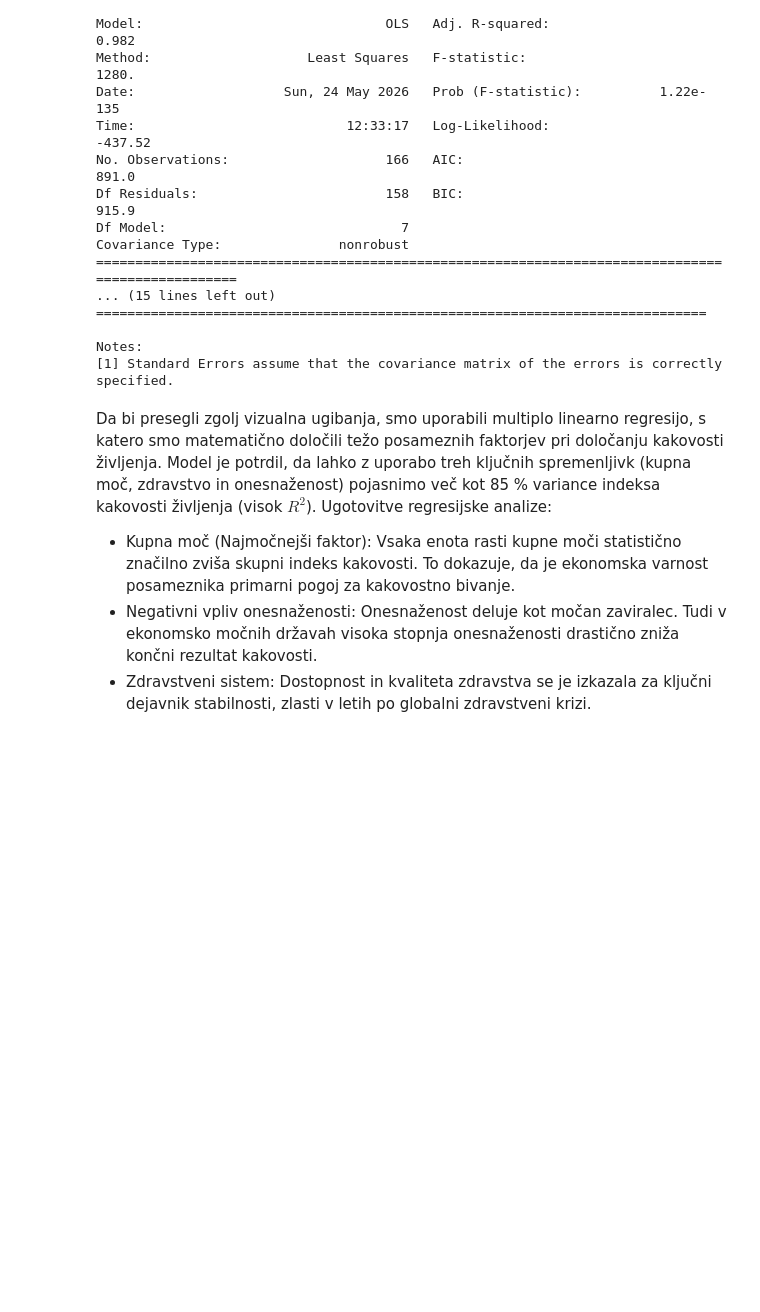
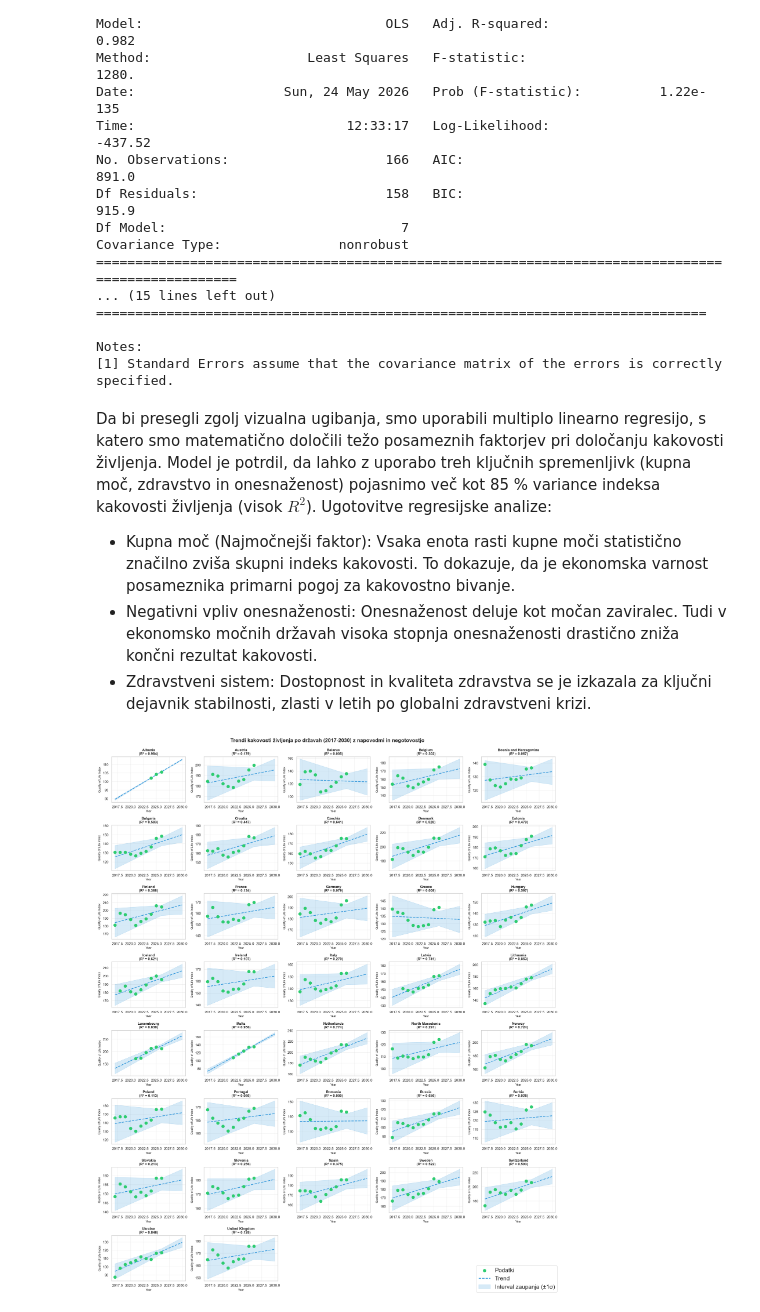
Before and after one commit to VKFRIGH/PR2602, a Jupyter notebook: projektB+K.ipynb, the cells around one changed output. Saved outputs shown, nothing was run; the diff lists cells and outputs as text; code cells hidden in the pictures; blank space fills up the shorter version.

```diff
--- a/projektB+K.ipynb
+++ b/projektB+K.ipynb
@@ -767,3 +767,84 @@ Ugotovitve regresijske analize:
 - Kupna moč (Najmočnejši faktor): Vsaka enota rasti kupne moči statistično značilno zviša skupni indeks kakovosti. To dokazuje, da je ekonomska varnost posameznika primarni pogoj za kakovostno bivanje.
 - Negativni vpliv onesnaženosti: Onesnaženost deluje kot močan zaviralec. Tudi v ekonomsko močnih državah visoka stopnja onesnaženosti drastično zniža končni rezultat kakovosti.
 - Zdravstveni sistem: Dostopnost in kvaliteta zdravstva se je izkazala za ključni dejavnik stabilnosti, zlasti v letih po globalni zdravstveni krizi.
+# %%
+from sklearn.linear_model import LinearRegression
+import seaborn as sns
+import numpy as np
+
+import matplotlib.pyplot as plt
+
+# Prepare data for prediction model
+# Filter data from 2017 onwards (Quality of Life Index formula changed before 2017)
+df_for_model = skupno[skupno['Year'] >= 2017][['Country Name', 'Year', 'Quality of Life Index']].copy()
+
+# Create facet grid with predictions
+countries = df_for_model['Country Name'].unique()
+n_countries = len(countries)
+n_cols = 5
+n_rows = (n_countries + n_cols - 1) // n_cols
+
+fig, axes = plt.subplots(n_rows, n_cols, figsize=(20, 3*n_rows))
+axes = axes.flatten()
+
+temp = 0
+
+for idx, country in enumerate(sorted(countries)):
+    ax = axes[idx]
+    country_data = df_for_model[df_for_model['Country Name'] == country].sort_values('Year')
+
+    if len(country_data) < 2:
+        ax.text(0.5, 0.5, f'{country}\n(Insufficient data)',
+                ha='center', va='center', transform=ax.transAxes)
+        continue
+
+    # Fit linear regression model
+    X = country_data[['Year']].values
+    y = country_data['Quality of Life Index'].values
+    model = LinearRegression()
+    model.fit(X, y)
+
+    # Calculate R² (coefficient of determination) as confidence measure
+    r_squared = model.score(X, y)
+
+    # Generate predictions for extended timeline (starting from 2017)
+    years_pred = np.array(range(2017, 2031)).reshape(-1, 1)
+    y_pred = model.predict(years_pred)
+
+    # Plot actual data
+    ax.scatter(country_data['Year'], y, color='#2ecc71', s=80, label='Podatki', zorder=3)
+
+    # Plot prediction line
+    ax.plot(years_pred, y_pred, color='#3498db', linewidth=2, label='Trend', linestyle='--')
+
+    # Add confidence interval (±1 std of residuals) that increases with distance from last data point
+    residuals = y - model.predict(X)
+    std_residuals = np.std(residuals)
+    last_year = country_data['Year'].max()
+    distance_from_last = np.abs(years_pred.flatten() - last_year)
+    # Scale confidence band: 1x at last data point, grows for future predictions
+    scaling_factor = 1 + (distance_from_last / (2031 - last_year))
+    confidence_band = std_residuals * scaling_factor
+    ax.fill_between(years_pred.flatten(), y_pred - confidence_band, y_pred + confidence_band,
+                     alpha=0.2, color='#3498db', label='Interval zaupanja (±1σ)')
+
+    ax.set_title(f'{country}\n(R² = {r_squared:.3f})', fontsize=11, fontweight='bold')
+    ax.set_xlabel('Year', fontsize=9)
+    ax.set_ylabel('Quality of Life Index', fontsize=9)
+    ax.grid(True, alpha=0.3)
+    temp = ax.get_legend_handles_labels()
+
+handles, labels = temp
+
+fig.legend(handles, labels, loc='lower right', fontsize=18)
+
+# Remove empty subplots
+for idx in range(n_countries, len(axes)):
+    fig.delaxes(axes[idx])
+
+plt.suptitle('Trendi kakovosti življenja po državah (2017-2030) z napovedmi in negotovostjo',
+             fontsize=16, fontweight='bold', y=0.995)
+plt.tight_layout()
+plt.show()
+# %% [output]
+[figure, added]
```
Also changed, not shown: 1 other file.
